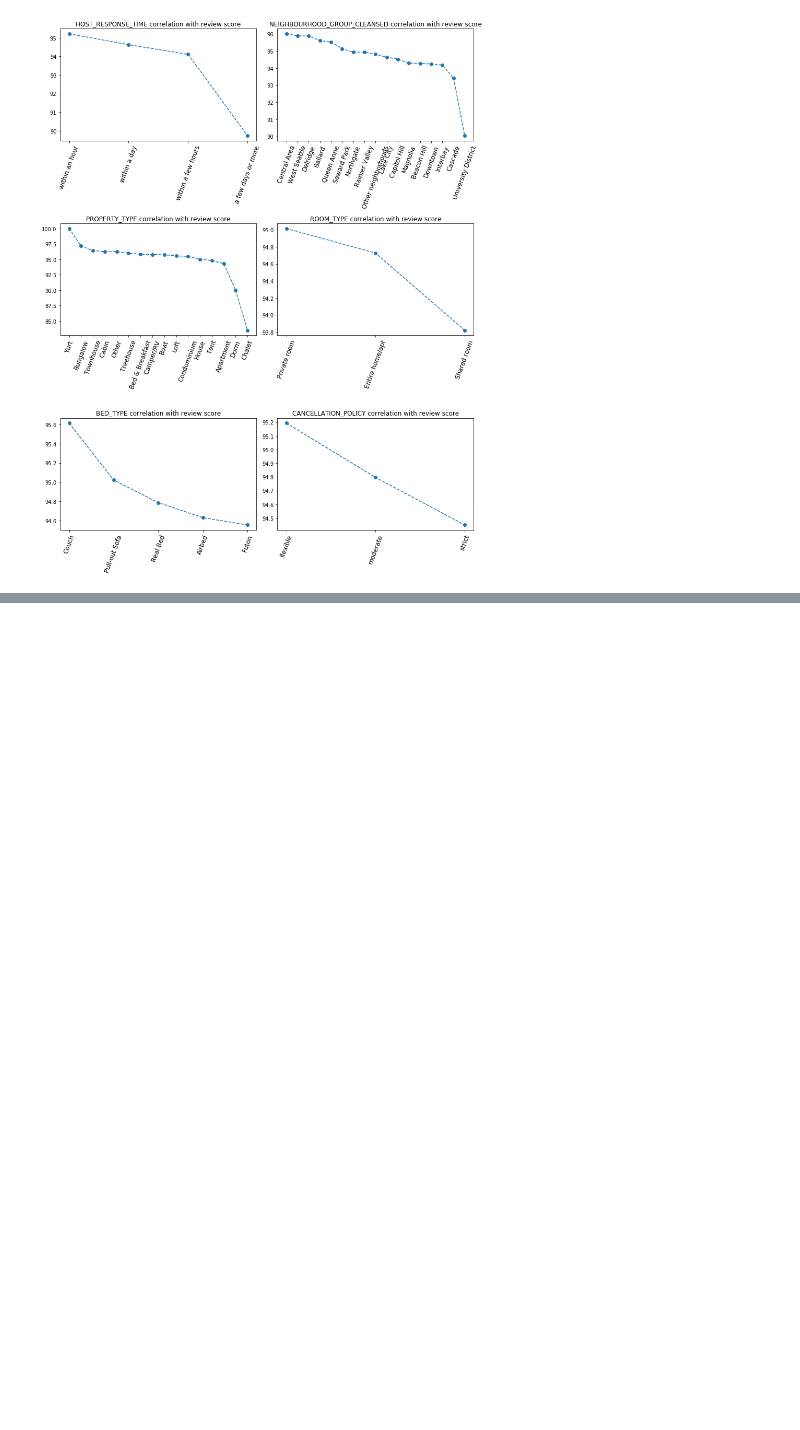
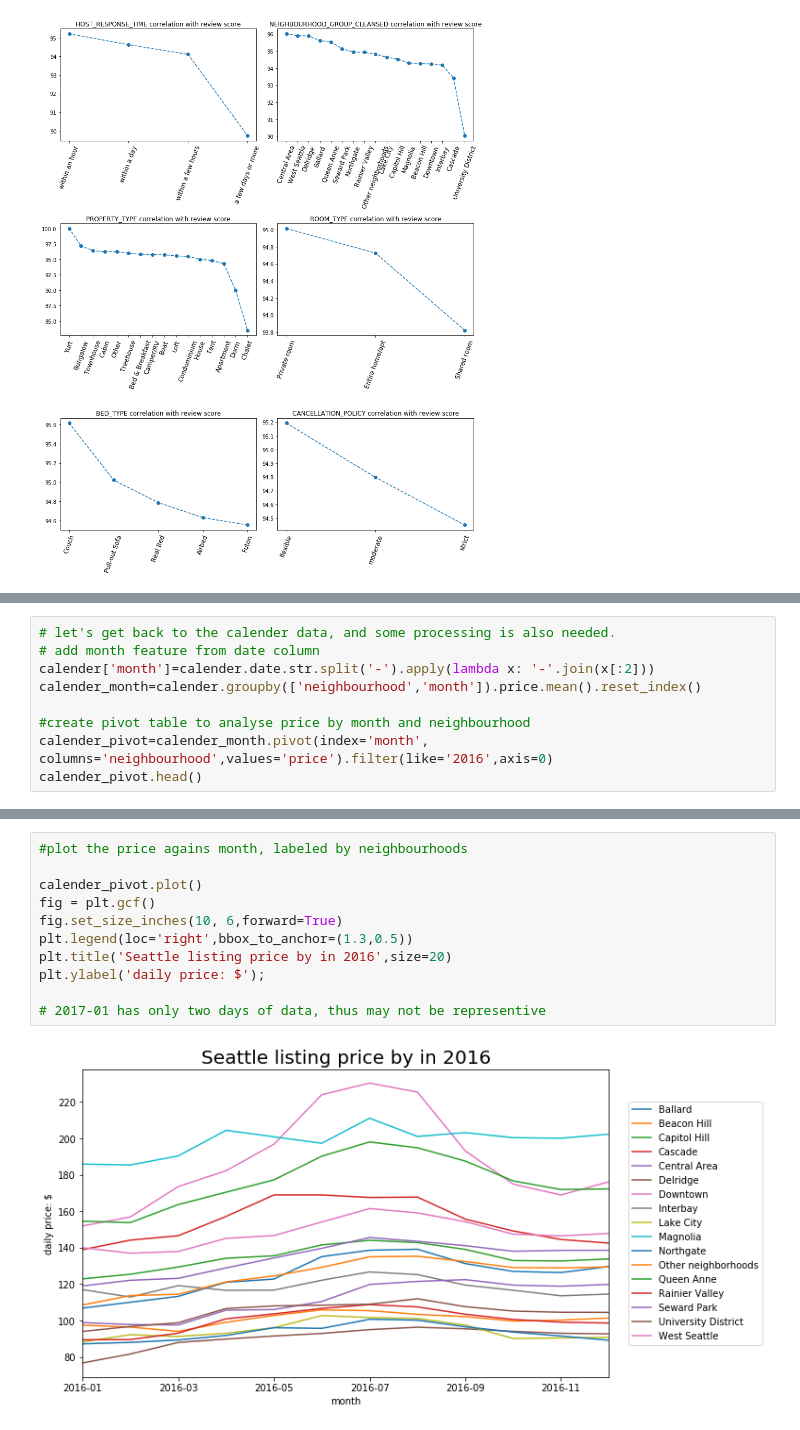
Before and after one commit to BambooPalace/UdacityDataScienceNanoDegree, a Jupyter notebook: Airbnb Dataset Analysis.ipynb, the cells around one changed output, grey strips where cells are left out. Cells and saved outputs as stored; diff of their text form; blank space fills up the shorter version.

```diff
--- a/Airbnb Dataset Analysis.ipynb
+++ b/Airbnb Dataset Analysis.ipynb
@@ -818,0 +814,9 @@ plot.title('Seattle ')
+# %%
+# let's get back to the calender data, and some processing is also needed.
+# add month feature from date column
+calender['month']=calender.date.str.split('-').apply(lambda x: '-'.join(x[:2]))
+calender_month=calender.groupby(['neighbourhood','month']).price.mean().reset_index()
+
+#create pivot table to analyse price by month and neighbourhood
+calender_pivot=calender_month.pivot(index='month', columns='neighbourhood',values='price').filter(like='2016',axis=0)
+calender_pivot.head()
@@ -818,0 +831,13 @@ plot.title('Seattle ')
+# %%
+#plot the price agains month, labeled by neighbourhoods
+
+calender_pivot.plot()
+fig = plt.gcf()
+fig.set_size_inches(10, 6,forward=True)
+plt.legend(loc='right',bbox_to_anchor=(1.3,0.5))
+plt.title('Seattle listing price by in 2016',size=20)
+plt.ylabel('daily price: $');
+
+# 2017-01 has only two days of data, thus may not be representive
+# %% [output]
+[figure, added]
```
Also changed, not shown: parts of 34 cells of this notebook, 5 other files.
